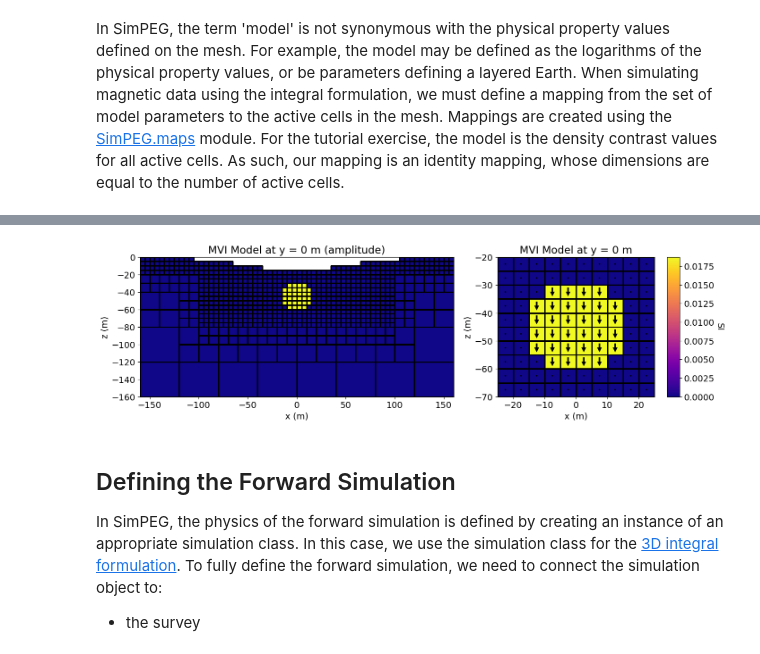
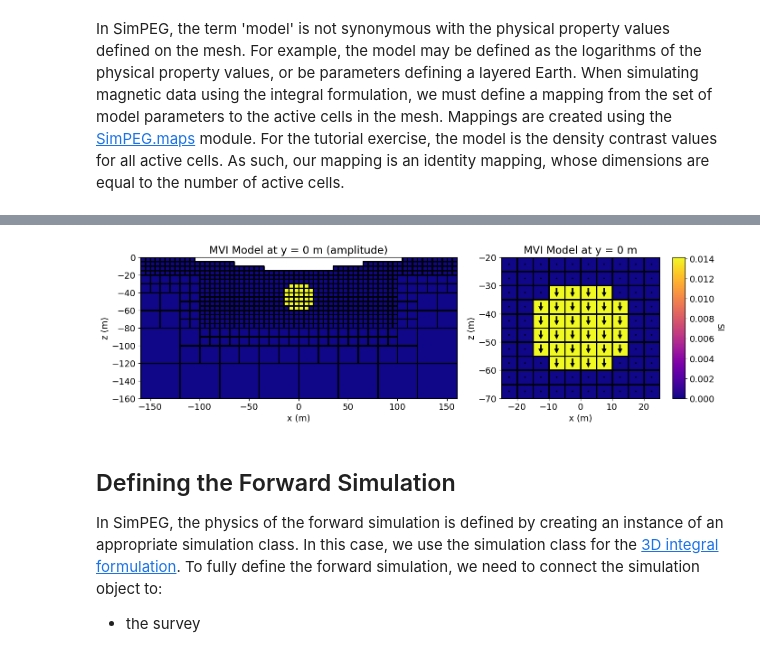
Before and after one commit to simpeg/user-tutorials, a Jupyter notebook: notebooks/04-magnetics/fwd_magnetics_mvi_3d.ipynb, the cells around one changed output, grey strips where cells are left out. Cells and saved outputs as stored; diff of their text form; code cells hidden in the pictures.

```diff
--- a/notebooks/04-magnetics/fwd_magnetics_mvi_3d.ipynb
+++ b/notebooks/04-magnetics/fwd_magnetics_mvi_3d.ipynb
@@ -234,7 +239,7 @@ Here, the model consists of a susceptible and remanently magnetized sphere withi
 background_susceptibility = 0.0001
 sphere_susceptibility = 0.01
 # %%
-# Define susceptibility for each cell
+# Compute the induced magnetization vector (A/m) for every active cell
 susceptibility_model = background_susceptibility * np.ones(n_active)
 ind_sphere = model_builder.get_indices_sphere(np.r_[0.0, 0.0, -45.0], 15.0, mesh.gridCC)
 ind_sphere = ind_sphere[ind_active]
@@ -243,6 +248,8 @@ susceptibility_model[ind_sphere] = sphere_susceptibility
 # Compute the unit direction of the inducing field in Cartesian coordinates
 field_direction = mat_utils.dip_azimuth2cartesian(field_inclination, field_declination)
 
-# Multiply susceptibility model to obtain the x, y, z components of the
-# effective susceptibility contribution from induced magnetization.
-susceptibility_model = np.outer(susceptibility_model, field_direction)
+# Inducing magnetic field intensity (A/m)
+H0 = 1e-9 * field_strength * field_direction / mu_0
+
+# Compute induced magnetization
+induced_magnetization = np.outer(susceptibility_model, H0)  # (n_active, 3) numpy.ndarray
@@ -262,12 +256,27 @@ remanence_model[ind_sphere, :] = effective_susceptibility_sphere
+# %%
+# Define the remanent magnetization vector (A/m) for every active cell.
+# inclination (deg), declination (deg), amplitude (A/m)
+remanence_inclination = 45.0
+remanence_declination = 210.0
+remanence_amplitude = 0.39788735751313814
+
+remanent_magnetization = np.zeros_like(induced_magnetization)
+remanent_magnetization_sphere = (
+    remanence_amplitude
+    * mat_utils.dip_azimuth2cartesian(remanence_inclination, remanence_declination)
+)
+remanent_magnetization[ind_sphere, :] = remanent_magnetization_sphere
+# %%
+# Compute total magnetization (A/m) for all active cells
+total_magnetization = induced_magnetization + remanent_magnetization
+
+# Define effective susceptibility model as a vector np.r_[chi_x, chi_y, chi_z]
+model = mkvc(total_magnetization) / np.linalg.norm(H0)
 # %%
-# Define effective susceptibility model as a vector np.r_[chi_x, chi_y, chi_z]
-plotting_model = susceptibility_model + remanence_model
-model = mkvc(plotting_model)
-
-# Plot Effective Susceptibility Model
 fig = plt.figure(figsize=(14, 4))
 
 plotting_map = maps.InjectActiveCells(mesh, ind_active, np.nan)
+plotting_model = total_magnetization / np.linalg.norm(H0)
 model_amplitude = np.sqrt(np.sum(plotting_model**2, axis=1))
 norm = mpl.colors.Normalize(vmin=0, vmax=np.max(model_amplitude))
 
@@ -288,34 +297,34 @@ ax2 = fig.add_axes([0.62, 0.12, 0.25, 0.78])
 mesh.plot_slice(
     plotting_map * plotting_model,
     v_type="CCv",
     view="vec",
     normal="Y",
     ax=ax2,
     ind=int(mesh.h[1].size / 2),
     grid=True,
     pcolor_opts={"cmap": mpl.cm.plasma, "norm": norm},
     quiver_opts={
         "pivot": "mid",
         "width": 0.01,
         "headwidth": 3.,
         "headlength": 3.,
         "headaxislength": 3.,
         "scale": 0.25
     },
 )
 ax2.set_title("MVI Model at y = 0 m")
 ax2.set_xlim([-25, 25])
 ax2.set_ylim([-70, -20])
 ax2.set_xlabel("x (m)")
 ax2.set_ylabel("z (m)")
 
 cx = fig.add_axes([0.89, 0.12, 0.02, 0.78])
 cbar = mpl.colorbar.ColorbarBase(
     cx, norm=norm, orientation="vertical", cmap=mpl.cm.plasma
 )
 cbar.set_label("SI", rotation=270, labelpad=15)
 # %% [output]
-[figure, old version]
+[figure, new version]
 # %% [markdown]
 ## Defining the Forward Simulation
 
```
Also changed, not shown: parts of 4 cells of this notebook, 22 other files.
